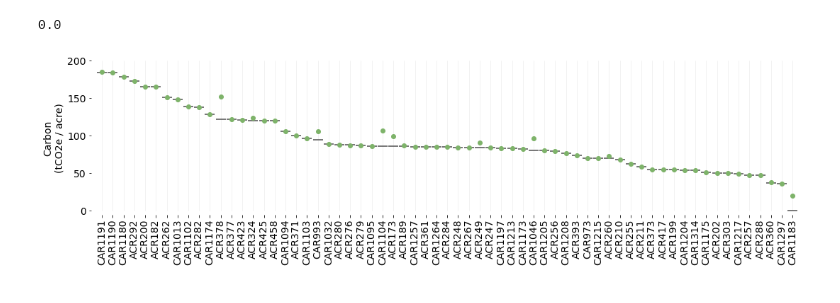
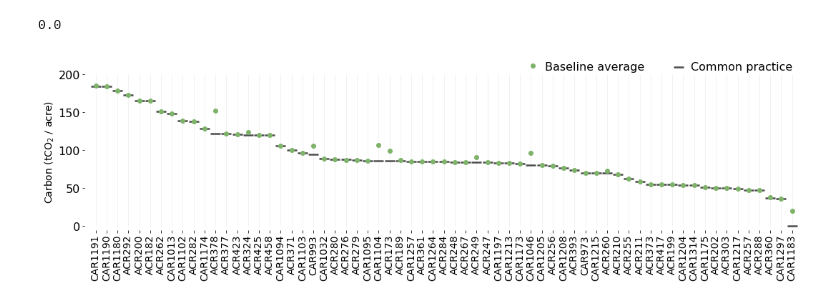
Before and after one commit to carbonplan/forest-offsets-paper, a Jupyter notebook: notebooks/Figure-2.ipynb, the cells around one changed output. Drawn from its saved outputs; the diff is of its cells as text; code cells hidden in the pictures.

```diff
--- a/notebooks/Figure-2.ipynb
+++ b/notebooks/Figure-2.ipynb
@@ -76,7 +76,7 @@ ax.scatter(
     marker="_",
     s=200,
     color=".3",
-    lw=1.5,
+    lw=2.5,
     label="Common practice",
     zorder=10,
 )
@@ -85,32 +85,35 @@ ax.plot(
     df["average_slag_baseline"],
     ".",
     markersize=12,
     color="#7EB36A",
     label="Baseline average",
     zorder=11,
 )
 ax.set_ylim(-5, 200)
 ax.set_xticks(df.index.values)
 ax.set_xticklabels(df.index.values, rotation="vertical")
 ax.spines["top"].set_visible(False)
 ax.spines["left"].set_visible(False)
 ax.spines["right"].set_visible(False)
 ax.set_xlim(-1, 65)
 ax.spines["bottom"].set_visible(False)
+ax.tick_params(axis="y", which="major", pad=3, labelsize=16)
 ax.tick_params(axis="x", which="major", pad=3)
 
-ax.set_ylabel("Carbon\n(tCO2e / acre)")
+ax.set_ylabel("Carbon (tCO$_2$ / acre)")
+
+plt.legend(ncol=2, loc='upper right', frameon=False, bbox_to_anchor=(1, 1.15), handletextpad=0.05, prop={'size': 16})
 
 fname = "Figure-2.svg"
 if "BLOB_ACCOUNT_KEY" in os.environ:
     with fsspec.open(
         f"az://carbonplan-retro/figures/raw/{fname}",
         "w",
         account_name="carbonplan",
         account_key=os.environ["BLOB_ACCOUNT_KEY"],
     ) as f:
         fig.savefig(f, format="svg")
 else:
     plt.savefig(fname)
 # %% [output]
-[figure, old version]
+[figure, new version]
```
Also changed, not shown: 3 other files.
